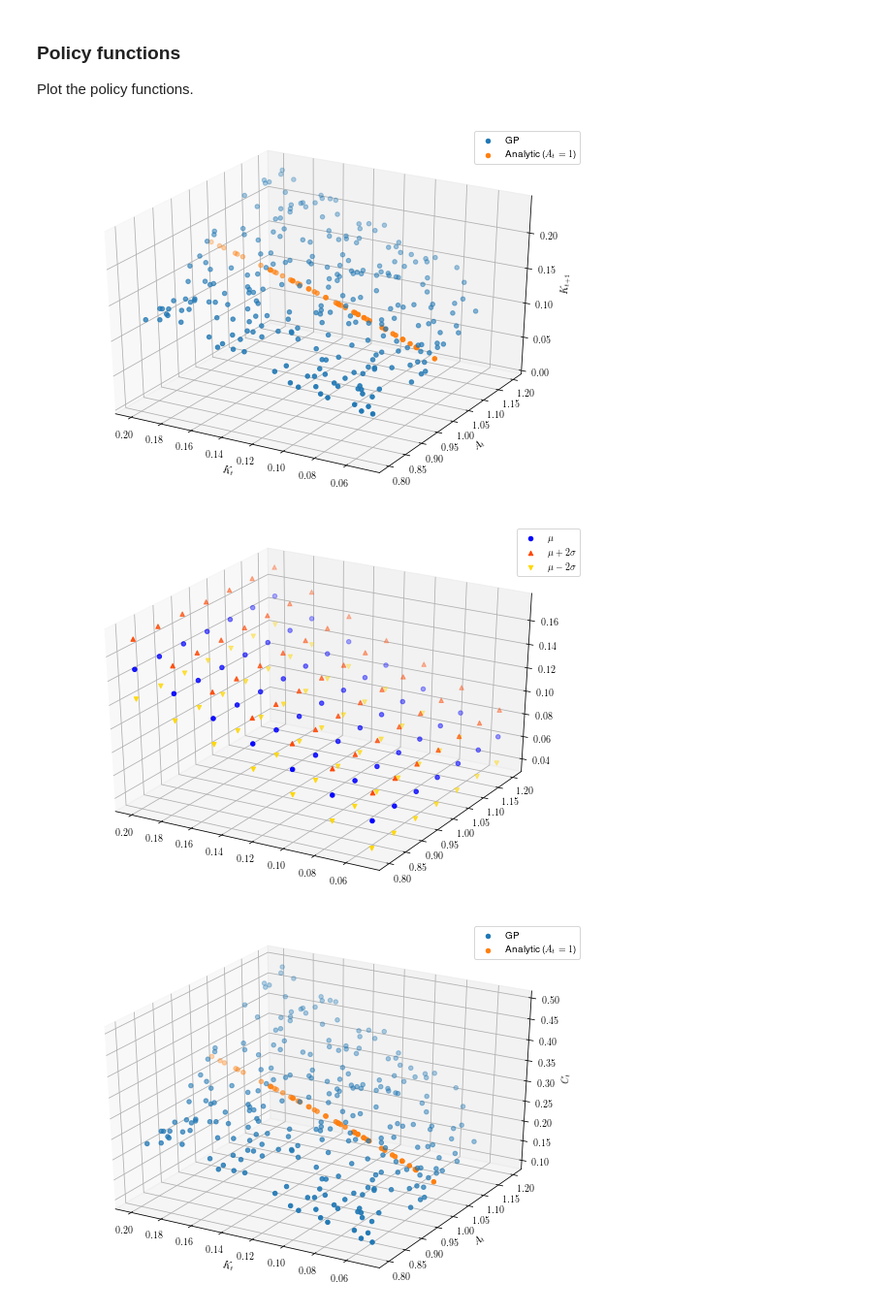
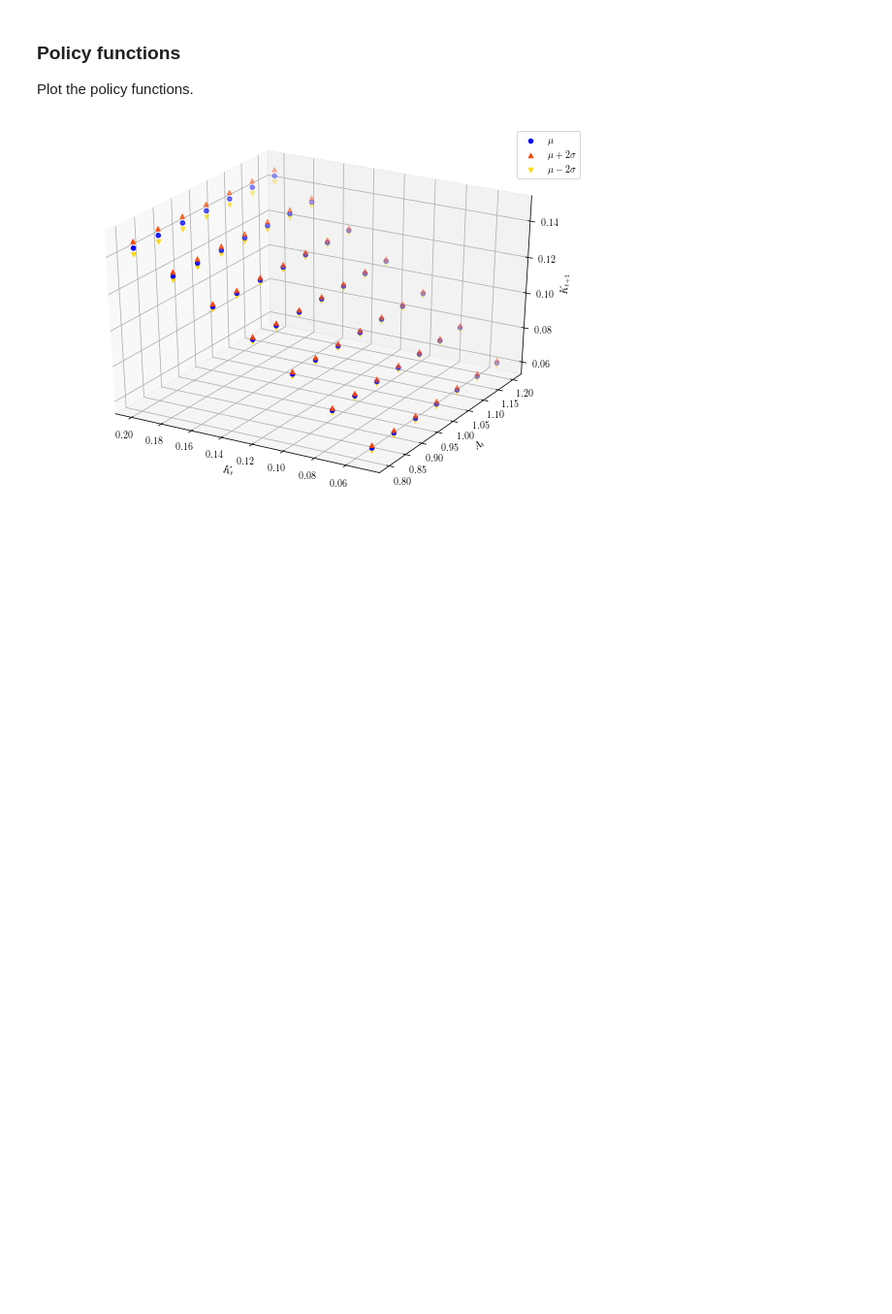
Before and after one commit to takafusui/GPstudy, a Jupyter notebook: notebooks/neoclassical_closed2_2x2_gpytorch_autograd.ipynb, the cells around one changed output. Shown: that part at 97% size. Drawn from its saved outputs; the diff is of its cells as text; code cells hidden in the pictures; blank space fills up the shorter version.

```diff
--- a/notebooks/neoclassical_closed2_2x2_gpytorch_autograd.ipynb
+++ b/notebooks/neoclassical_closed2_2x2_gpytorch_autograd.ipynb
@@ -169,6 +175,8 @@ def TrainGPModel(
         train_X, train_y_kplus, learning_rate, training_iter, print_skip):
     """
     Train the Gaussian process and optimize the model hyperparameters
+    RBF kernel
+    Adam optimizer
     train_X.shape == [n, d]
     train_y_kplus.shape == [n]
     """
@@ -203,6 +211,7 @@ def TrainGPModel(
     # Loss for GP - the marginal log likelihood
     mll = gpytorch.mlls.ExactMarginalLogLikelihood(likelihood, gp_kplus)
 
+    # Hyperparameter optimization
     for i in range(training_iter):
         # Zero gradients from previous iteration
         optimizer.zero_grad()
@@ -606,11 +662,11 @@ def time_iter_gpr(
 ### Convergence
 Firstly we compute for the optimal policy functions.
 # %%
-# %timeit
+%timeit
 # --------------------------------------------------------------------------- #
 # Compute the optimal policy functions
 # --------------------------------------------------------------------------- #
-epsilons, gp_kplus_star, likelihood_star = time_iter_gpr(
-    num_train=30, num_test=1000, learning_rate=0.05, training_iter=500,
+epsilons, gp_kplus_star, likelihood_star, train_y_kplus_last = time_iter_gpr(
+    num_train=10, num_test=1000, learning_rate=0.05, training_iter=500,
     print_skip=0)
 # %% [output]
@@ -642,80 +700,34 @@ Plot the policy functions.
 # %%
 # --------------------------------------------------------------------------- #
 # Plot approximated policy functions
 # --------------------------------------------------------------------------- #
-gridplt = X_samping(250)
-
-# Analytical solution when A = 1
-gridplt_analytic = np.random.uniform([kbeg, 1], [kend, 1], (50, dim_input))
-
-# Capital stock ------------------------------------------------------------- #
-with torch.no_grad(), gpytorch.settings.fast_pred_var():
-    stateplus = torch.tensor(gridplt, dtype=torch.float64)
-    observed_pred = likelihood_star(gp_kplus_star(stateplus))
-    kplus_star = observed_pred.mean.numpy()
-
-kplus_analytic = kplus_compute_analytic(gridplt_analytic[:, 0])
-
-fig, ax = plt.subplots(figsize=(10, 7), subplot_kw={'projection': '3d'})
-ax.scatter(
-    gridplt[:, 0], gridplt[:, 1], kplus_star.ravel(), 'o', label='GP')
-ax.scatter(
-    gridplt_analytic[:, 0], gridplt_analytic[:, 1], kplus_analytic, 'o',
-    label='Analytic ($A_{t}=1$)')
-ax.set_xlabel(r"$K_t$")
-ax.set_ylabel(r"$A_t$")
-ax.set_zlabel(r"$K_{t+1}$")
-ax.set_zlim([0, None])
-ax.invert_xaxis()
-ax.legend(loc='best')
-plt.show()
-
 # Make predictions by feeding model through likelihood
 with torch.no_grad(), gpytorch.settings.fast_pred_var():
     for k_idx, k in enumerate(k_mgrid[:, 0]):
         for a_idx, a in enumerate(a_mgrid[:, 1]):
             # Capital stock in the next period
             state = torch.tensor([k, a], dtype=torch.float64)[None, :]
             pred = likelihood_star(gp_kplus_star(state))
-            kplus_mu[k_idx, a_idx] = pred.mean.numpy()
+            kplus_mu[k_idx, a_idx] = pred.mean
             kplus_minus2sigma[k_idx, a_idx], kplus_plus2sigma[k_idx, a_idx] = \
                 pred.confidence_region()
+    # Scale back to the original value range
+    kplus_mu = scale_back(train_y_kplus_last, kplus_mu)
+    kplus_minus2sigma = scale_back(train_y_kplus_last, kplus_minus2sigma)
+    kplus_plus2sigma = scale_back(train_y_kplus_last, kplus_plus2sigma)
 
 # Initialize plot
 fig, ax = plt.subplots(1, 1, figsize=(10, 7), subplot_kw={'projection': '3d'})
 ax.scatter(k_mgrid, a_mgrid, kplus_mu, c='blue', label=r'$\mu$')
 ax.scatter(k_mgrid, a_mgrid, kplus_plus2sigma, c='orangered', marker='^',
            label=r'$\mu+2\sigma$')
 ax.scatter(k_mgrid, a_mgrid, kplus_minus2sigma, c='gold', marker='v',
            label=r'$\mu-2\sigma$')
 ax.legend(loc='best')
 ax.invert_xaxis()
-plt.show()
-
-# Labor supply -------------------------------------------------------------- #
-ls_star = ls_compute(
-    gridplt[:, 0], gridplt[:, 1], alpha=alpha, psi=psi, theta=theta)
-
-# Consumption --------------------------------------------------------------- #
-c_star = gridplt[:, 1] * gridplt[:, 0]**alpha * ls_star**(1-alpha) - kplus_star
-
-c_star_analytic = c_compute_analytic(
-    gridplt_analytic[:, 0], A=gridplt_analytic[:, 1], alpha=alpha, beta=beta,
-    psi=psi, theta=theta)
-
-fig, ax = plt.subplots(figsize=(10, 7), subplot_kw={'projection': '3d'})
-ax.scatter(
-    gridplt[:, 0], gridplt[:, 1], c_star, 'o', label='GP')
-ax.scatter(
-    gridplt_analytic[:, 0], gridplt_analytic[:, 1], c_star_analytic, 'o',
-    label='Analytic ($A_{t}=1$)')
 ax.set_xlabel(r"$K_t$")
 ax.set_ylabel(r"$A_t$")
-ax.set_zlabel(r"$C_{t}$")
-ax.invert_xaxis()
-ax.legend(loc='best')
+ax.set_zlabel(r"$K_{t+1}$")
 plt.show()
 # %% [output]
-[figure, old version]
+[figure, new version]
-[figure, removed]
-[figure, removed]
```
Also changed, not shown: parts of 17 cells of this notebook, 3 other files.
